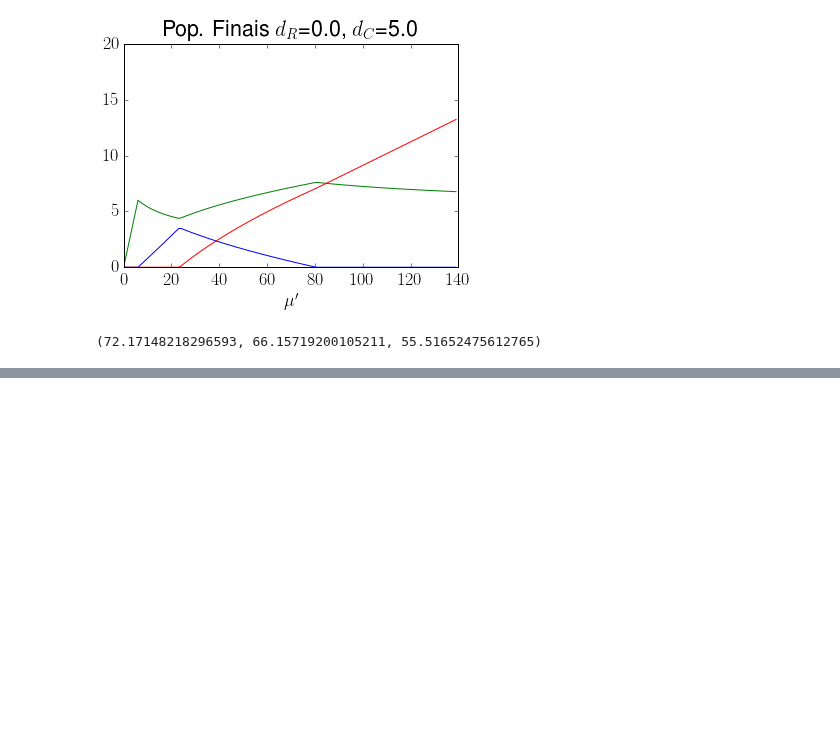
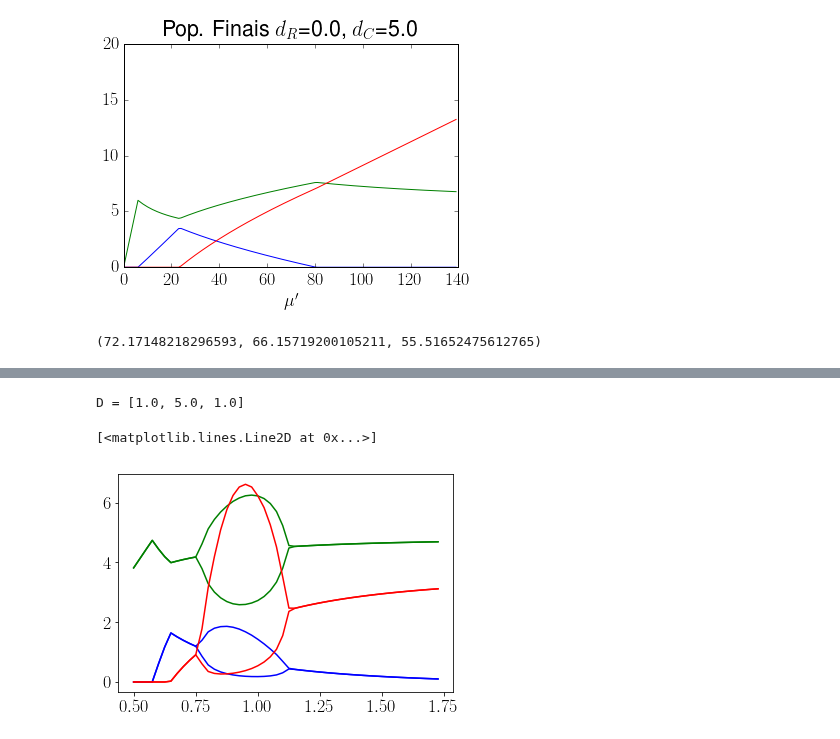
Before and after one commit to reand705/IGP, a Jupyter notebook: Var_Method_IGP.ipynb, the cells around one changed output, grey strips where cells are left out. Saved outputs shown, nothing was run; the diff lists cells and outputs as text; code cells hidden in the pictures; blank space fills up the shorter version.

```diff
--- a/Var_Method_IGP.ipynb
+++ b/Var_Method_IGP.ipynb
@@ -16,8 +16,8 @@ matplotlib.rcParams['text.usetex'] = True
 matplotlib.rcParams.update({'font.size': 18})
 # %%
 #Discret tempo
-Tmax = 200
-N = 2000
+Tmax = 400
+N = 4000
 # %%
 #Populações Iniciais
 def init():
@@ -221,0 +255,47 @@ print(mu_1(),mu_2(),mu_3())
+# %%
+#Leia os dados e gere o gráfico Pop x L
+Nl = 50
+L = [0.5 + 0.025*j for j in range(0,Nl)]
+mu = 15
+t = np.linspace(0,Tmax,N)
+m = 1.0
+gamma = 0.5
+alpha = 1
+beta = 8
+phi = 1.0
+D = [[1.0,5.0,1.0]]
+
+B1B2MAX = []
+B1B2MIN = []
+A1MAX = []
+A1MIN = []
+A2MAX = []
+A2MIN = []
+
+for d in D:
+    print("D = " + str(d))
+    D1,D2,DR = d[0],d[1],d[2]
+    for l in L:
+        sol = np.load('Var_Method_IGP_l = %.3f,DR=%.3f,D1=%.3f,D2=%.3f,mu=%.3f,gamma=%.3f,beta =%.3f.npy'
+                % (l,DR,D1,D2,mu,gamma,beta))
+        if DR > 0:
+            B1B2 = sol[:,0]
+            A1 = sol[:,1]
+            A2 = sol[:,2]
+            B1B2MAX.append(np.max(B1B2[-50:]))
+            B1B2MIN.append(np.min(B1B2[-50:]))
+            A1MAX.append(np.max(A1[-50:]))
+            A1MIN.append(np.min(A1[-50:]))
+            A2MAX.append(np.max(A2[-50:]))
+            A2MIN.append(np.min(A2[-50:]))
+
+plt.plot(L,B1B2MAX,color = 'green')
+plt.plot(L,B1B2MIN,color = 'green')
+plt.plot(L,A1MAX,color = 'blue')
+plt.plot(L,A1MIN,color = 'blue')
+plt.plot(L,A2MAX,color = 'red')
+plt.plot(L,A2MIN,color = 'red')
+# %% [output]
+D = [1.0, 5.0, 1.0]
+[<matplotlib.lines.Line2D at 0x...>]
+[figure, added]
```
Also changed, not shown: parts of 1 cell of this notebook, 2 other files.
